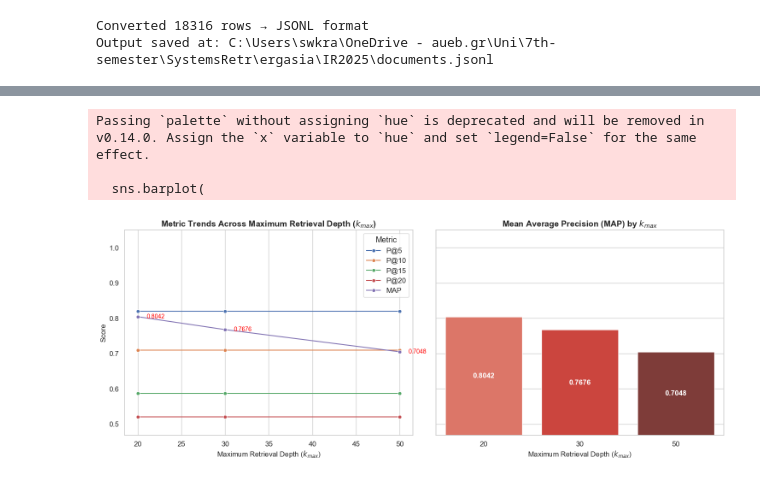
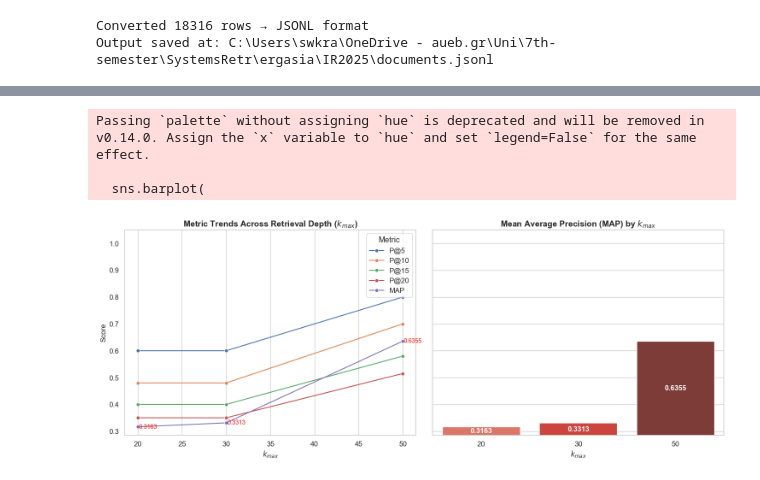
Before and after one commit to Swkratis210204/Semantic-Information-Retrieval-System-ElasticSearch-FAISS-Transformers-, a Jupyter notebook: IR2025/PartA.ipynb, the cells around one changed output, grey strips where cells are left out. Saved outputs shown, nothing was run; the diff lists cells and outputs as text; code cells hidden in the pictures.

```diff
--- a/IR2025/PartA.ipynb
+++ b/IR2025/PartA.ipynb
@@ -569,0 +374,4 @@ SystemExit: qrels file not found: c:\Users\swkra\OneDrive - aueb.gr\Uni\7th-seme
+# %%
+evaluator = Evaluation(DATA_DIR)
+df_trec = evaluator.evaluate_trec()
+df_trec
@@ -570,15 +400,32 @@ SystemExit: qrels file not found: c:\Users\swkra\OneDrive - aueb.gr\Uni\7th-seme
 # %%
-#Visualize Results
+# Visualize Results
 def visualize_metrics(df):
+    import seaborn as sns
+    import matplotlib.pyplot as plt
+
+    # Correct id_var name
+    df = df.rename(columns={"retrieval_k": "Retrieval_k"})
+
+    # Metrics to visualize
     metrics_to_plot = ["P@5", "P@10", "P@15", "P@20", "MAP"]
-    df_melted = df.melt(id_vars="Retrieval_k", value_vars=metrics_to_plot,
-                         var_name="Metric", value_name="Score")
+
+    # Melt for seaborn compatibility
+    df_melted = df.melt(
+        id_vars="Retrieval_k",
+        value_vars=metrics_to_plot,
+        var_name="Metric",
+        value_name="Score"
+    )
 
     sns.set_theme(style="whitegrid", context="notebook", font_scale=1.1)
 
+    # Create side-by-side plots
     fig, (ax1, ax2) = plt.subplots(1, 2, figsize=(15, 6), sharey=True)
     plt.subplots_adjust(wspace=0.15)
 
+    # ---------------------------------------------
+    # Left plot: Line Plot for All Metrics
+    # ---------------------------------------------
     sns.lineplot(
         data=df_melted,
         x="Retrieval_k",
@@ -590,18 +437,21 @@ def visualize_metrics(df):
         ax=ax1
     )
 
-    ax1.set_title("Metric Trends Across Maximum Retrieval Depth ($k_{max}$)", fontsize=14, weight="bold")
-    ax1.set_xlabel("Maximum Retrieval Depth ($k_{max}$)", fontsize=12)
+    ax1.set_title("Metric Trends Across Retrieval Depth ($k_{max}$)", fontsize=14, weight="bold")
+    ax1.set_xlabel("$k_{max}$", fontsize=12)
     ax1.set_ylabel("Score", fontsize=12)
     ax1.set_ylim(df_melted["Score"].min() * 0.9, 1.05)
     ax1.legend(title="Metric", loc="upper right")
     ax1.grid(axis='y')
 
+    # Annotate MAP values
     map_data = df_melted[df_melted["Metric"] == "MAP"]
     for x, y in zip(map_data["Retrieval_k"], map_data["Score"]):
-        ax1.text(x + 1, y, f'{y:.4f}', color='red', ha='left', va='center', fontsize=10)
+        ax1.text(x + 0.1, y, f'{y:.4f}', color='red', ha='left', va='center', fontsize=10)
 
-
+    # ---------------------------------------------
+    # Right plot: Bar Plot for MAP Only
+    # ---------------------------------------------
     map_only_data = df_melted[df_melted["Metric"] == "MAP"]
 
     sns.barplot(
@@ -613,19 +463,20 @@ def visualize_metrics(df):
     )
 
     ax2.set_title("Mean Average Precision (MAP) by $k_{max}$", fontsize=14, weight="bold")
-    ax2.set_xlabel("Maximum Retrieval Depth ($k_{max}$)", fontsize=12)
+    ax2.set_xlabel("$k_{max}$", fontsize=12)
     ax2.set_ylabel("", fontsize=12)
     ax2.set_ylim(df_melted["Score"].min() * 0.9, 1.05)
 
+    # Bar labels
     for container in ax2.containers:
         ax2.bar_label(container, fmt="%.4f", label_type="center", fontsize=12, color='white', weight='bold')
 
     plt.tight_layout()
     plt.show()
 # %%
-visualize_metrics(dynamic_df)
+visualize_metrics(df_trec)
 # %% [output]
 Passing `palette` without assigning `hue` is deprecated and will be removed in v0.14.0. Assign the `x` variable to `hue` and set `legend=False` for the same effect.
 
   sns.barplot(
-[figure, old version]
+[figure, new version]
```
Also changed, not shown: parts of 8 cells of this notebook, 1 other file.
